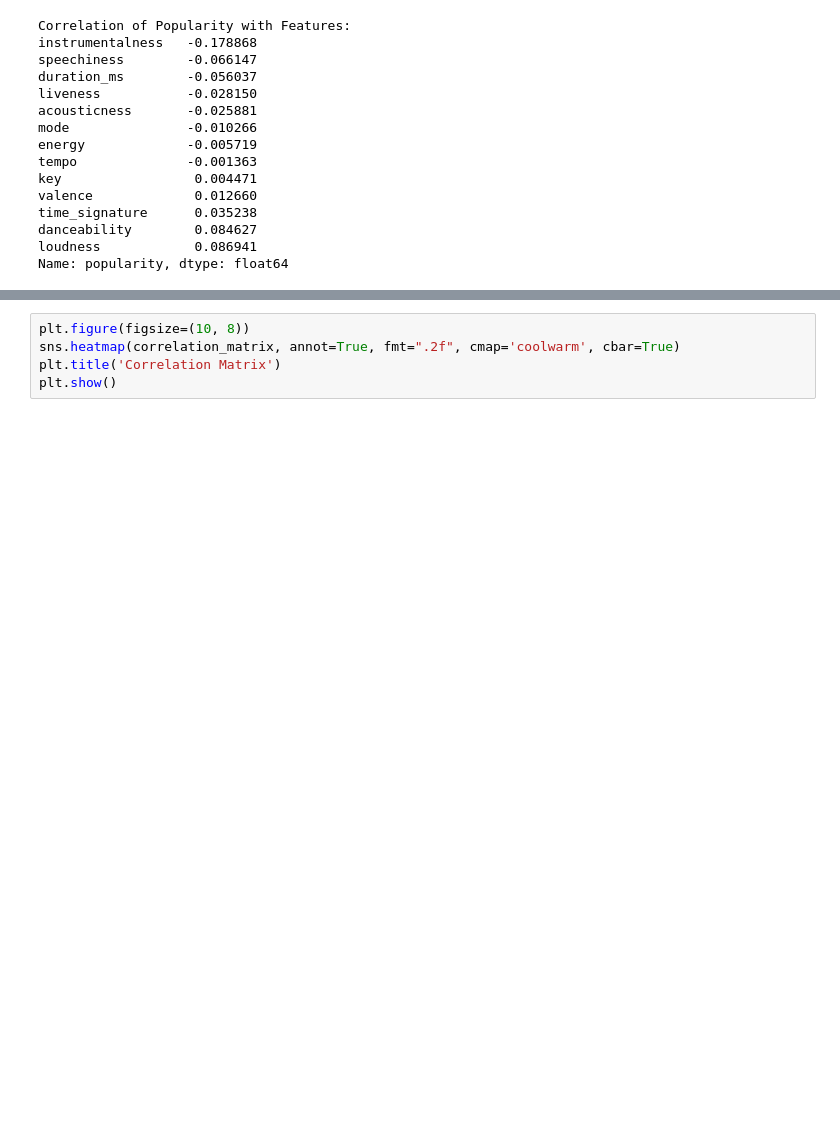
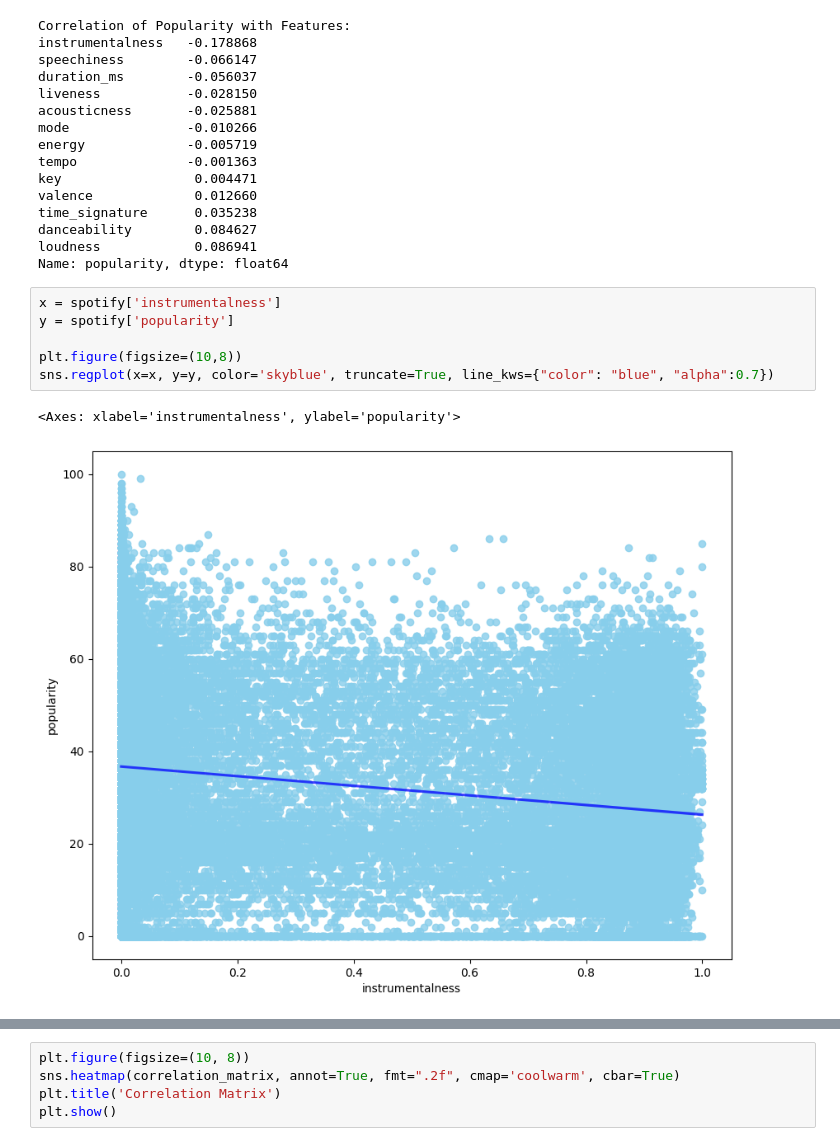
Before and after one commit to jessicayzhao/Playlist-Recommender, a Jupyter notebook: Data/DataExploration.ipynb, the cells around one changed output, grey strips where cells are left out. Drawn from its saved outputs; the diff is of its cells as text; blank space fills up the shorter version.

Commit message:
added reg plots

```diff
--- a/Data/DataExploration.ipynb
+++ b/Data/DataExploration.ipynb
@@ -74,3 +74,12 @@ time_signature      0.035238
 danceability        0.084627
 loudness            0.086941
 Name: popularity, dtype: float64
+# %%
+x = spotify['instrumentalness']
+y = spotify['popularity']
+
+plt.figure(figsize=(10,8))
+sns.regplot(x=x, y=y, color='skyblue', truncate=True, line_kws={"color": "blue", "alpha":0.7})
+# %% [output]
+<Axes: xlabel='instrumentalness', ylabel='popularity'>
+[figure, added]
```
Also changed, not shown: parts of 3 cells of this notebook.
